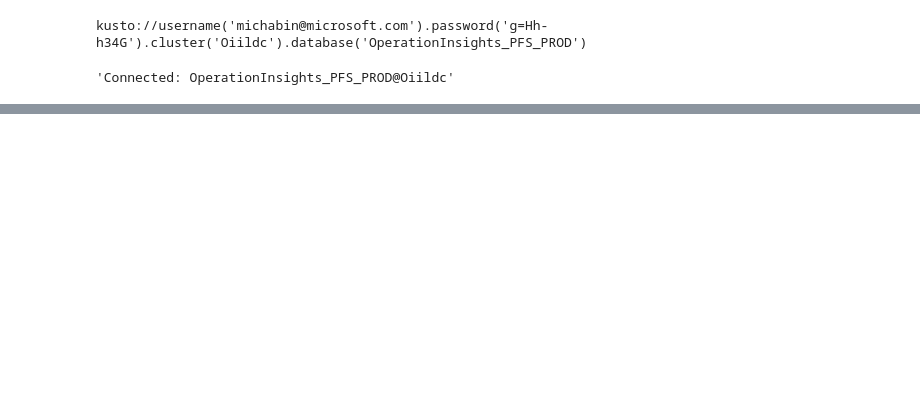
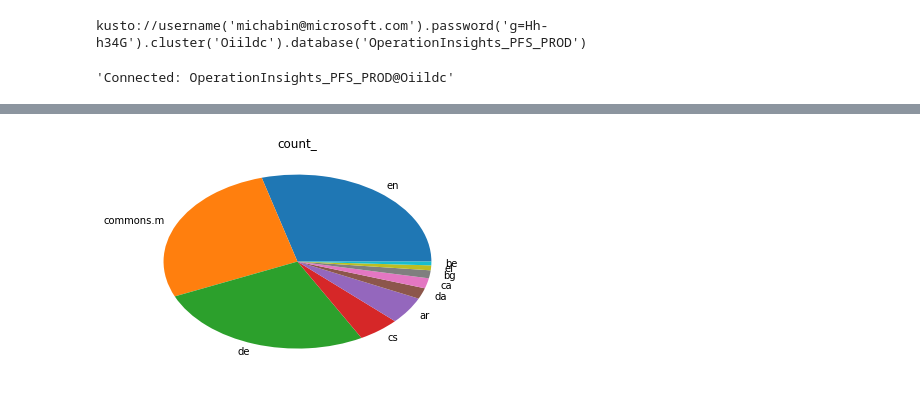
Before and after one commit to mbnshtck/jupyter-kql-magic, a Jupyter notebook: src/kqlmagicplay.ipynb, the cells around one changed output, grey strips where cells are left out. Drawn from its saved outputs; the diff is of its cells as text; code cells hidden in the pictures; blank space fills up the shorter version.

```diff
--- a/src/kqlmagicplay.ipynb
+++ b/src/kqlmagicplay.ipynb
@@ -41,0 +55,4 @@ kusto://username('michabin@microsoft.com').password('g=Hh-h34G').cluster('Oiildc
+# %%
+_.pie();
+# %% [output]
+[figure, added]
```
Also changed, not shown: parts of 20 cells of this notebook, 15 other files.
